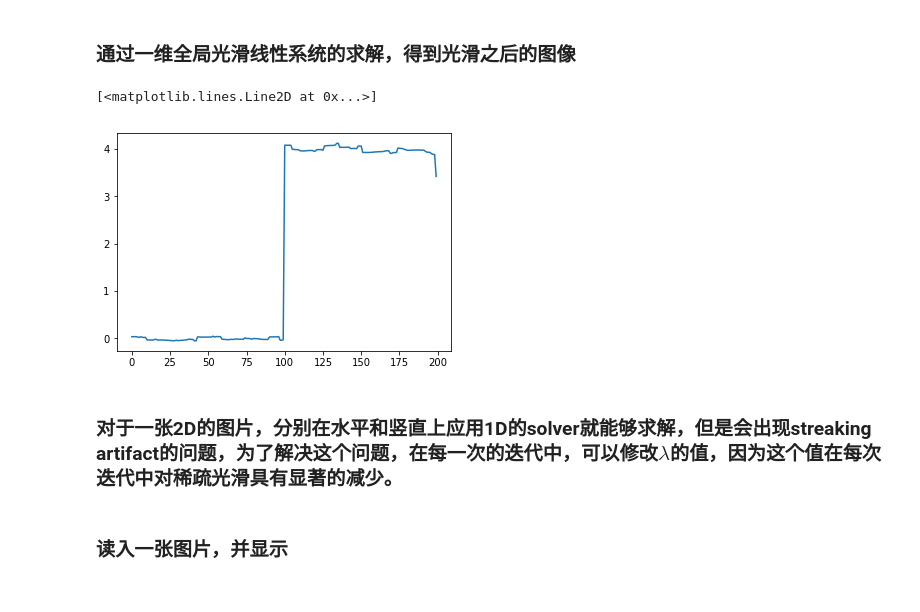
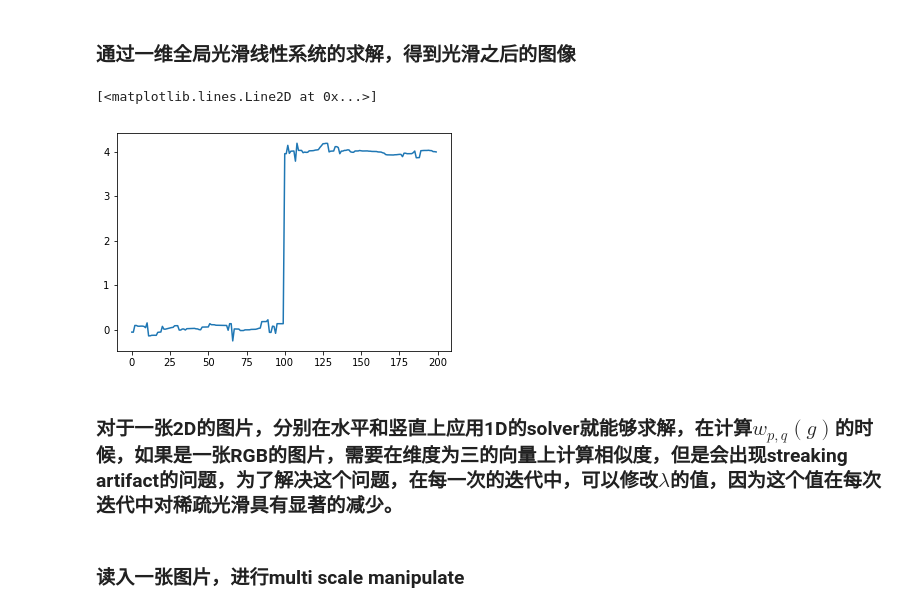
Before and after one commit to L1aoXingyu/Digital-Image-Processing, a Jupyter notebook: assignment3/fast global smooth.ipynb, the cells around one changed output. Cells and saved outputs as stored; diff of their text form; code cells hidden in the pictures.

```diff
--- a/assignment3/fast global smooth.ipynb
+++ b/assignment3/fast global smooth.ipynb
@@ -35,7 +35,7 @@ u_{W-1}^h = \tilde{f_{W-1}^h}
 $$
 # %%
 # 定义计算相似度权重函数
-def cw_1d(p, q, g, sigma=0.09):
+def cw_1d(p, q, g, sigma):
     '''
     计算1d上曲线g上不同位置p和q的相似性，使用sigma作为一个范围度量
     g: ndarray，W
@@ -51,27 +51,27 @@ def compute_lamb(t, T, lamb_base):
     return 1.5 * 4**(T-t) / (4 ** T - 1) * lamb_base
 # %%
 # 求解一维的全局光滑线性系统
-def compute_1d_fast_global_smoother(lamb, f, g, ctx):
+def compute_1d_fast_global_smoother(lamb, f, g, sigma, ctx):
     '''
     求解1d fast global smoother，给出lambda, f和g，进行前向和反向的递归求解
     '''
     w = f.shape[0]
     _c = nd.zeros(shape=w-1, ctx=ctx)
-    _c[0] = -lamb * cw_1d(0, 1, g) / (1 + lamb * cw_1d(0, 1, g))
-    _f = nd.zeros(shape=w, ctx=ctx)
-    _f[0] = f[0] / (1 + lamb * cw_1d(0, 1, g))
+    _c[0] = -lamb * cw_1d(0, 1, g, sigma) / (1 + lamb * cw_1d(0, 1, g, sigma))
+    _f = nd.zeros(shape=f.shape, ctx=ctx)
+    _f[0] = f[0] / (1 + lamb * cw_1d(0, 1, g, sigma))
     # 递归前向计算
     for i in range(1, w-1):
-        _c[i] = -lamb * cw_1d(i, i + 1, g) / (
-            1 + lamb * (cw_1d(i, i - 1, g) + cw_1d(i, i + 1, g)) +
-            lamb * _c[i - 1] * cw_1d(i, i - 1, g))
-        _f[i] = (f[i] + _f[i - 1] * lamb * cw_1d(i, i - 1, g)) / (
-            1 + lamb * (cw_1d(i, i - 1, g) + cw_1d(i, i + 1, g)) +
-            lamb * _c[i - 1] * cw_1d(i, i - 1, g))
-    _f[w-1] = (f[w-1] + _f[w-2] * lamb * cw_1d(w-1, w-2, g)) / (
-            1 + lamb * (cw_1d(w-1, w-2, g)) +
-            lamb * _c[w-2] * cw_1d(w-1, w-2, g))
-    u = nd.zeros(shape=w, ctx=ctx)
+        _c[i] = -lamb * cw_1d(i, i + 1, g, sigma) / (
+            1 + lamb * (cw_1d(i, i - 1, g, sigma) + cw_1d(i, i + 1, g, sigma)) +
+            lamb * _c[i - 1] * cw_1d(i, i - 1, g, sigma))
+        _f[i] = (f[i] + _f[i - 1] * lamb * cw_1d(i, i - 1, g, sigma)) / (
+            1 + lamb * (cw_1d(i, i - 1, g, sigma) + cw_1d(i, i + 1, g, sigma)) +
+            lamb * _c[i - 1] * cw_1d(i, i - 1, g, sigma))
+    _f[w-1] = (f[w-1] + _f[w-2] * lamb * cw_1d(w-1, w-2, g, sigma)) / (
+            1 + lamb * (cw_1d(w-1, w-2, g, sigma)) +
+            lamb * _c[w-2] * cw_1d(w-1, w-2, g, sigma))
+    u = nd.zeros(shape=f.shape, ctx=ctx)
     u[w - 1] = _f[w - 1]
     # 递归向后计算
     for i in range(w - 2, -1, -1):
@@ -92,12 +92,12 @@ plt.plot(np.arange(x.shape[0]), x)
 # %% [markdown]
 ### 通过一维全局光滑线性系统的求解，得到光滑之后的图像
 # %%
-u = compute_1d_fast_global_smoother(900, nd.array(x, ctx=mx.gpu(0)), nd.array(x, mx.gpu(0)), mx.gpu(0))
+u = compute_1d_fast_global_smoother(900, nd.array(x, ctx=mx.gpu(0)), nd.array(x, mx.gpu(0)), 0.07, mx.gpu(0))
 plt.plot(np.arange(u.shape[0]), u)
 # %% [output]
 [<matplotlib.lines.Line2D at 0x...>]
-[figure, old version]
+[figure, new version]
 # %% [markdown]
-### 对于一张2D的图片，分别在水平和竖直上应用1D的solver就能够求解，但是会出现streaking artifact的问题，为了解决这个问题，在每一次的迭代中，可以修改$\lambda$的值，因为这个值在每次迭代中对稀疏光滑具有显著的减少。
+### 对于一张2D的图片，分别在水平和竖直上应用1D的solver就能够求解，在计算$w_{p, q}(g)$的时候，如果是一张RGB的图片，需要在维度为三的向量上计算相似度，但是会出现streaking artifact的问题，为了解决这个问题，在每一次的迭代中，可以修改$\lambda$的值，因为这个值在每次迭代中对稀疏光滑具有显著的减少。
 # %%
 #可分离的全局图片光滑
@@ -121,4 +127,4 @@ def Separable_global_smoother(f, g, T, lamb_base, ctx):
     return u
 # %% [markdown]
-### 读入一张图片，并显示
+### 读入一张图片，进行multi scale manipulate
 # %%
```
Also changed, not shown: parts of 28 cells of this notebook, 1 other file.
